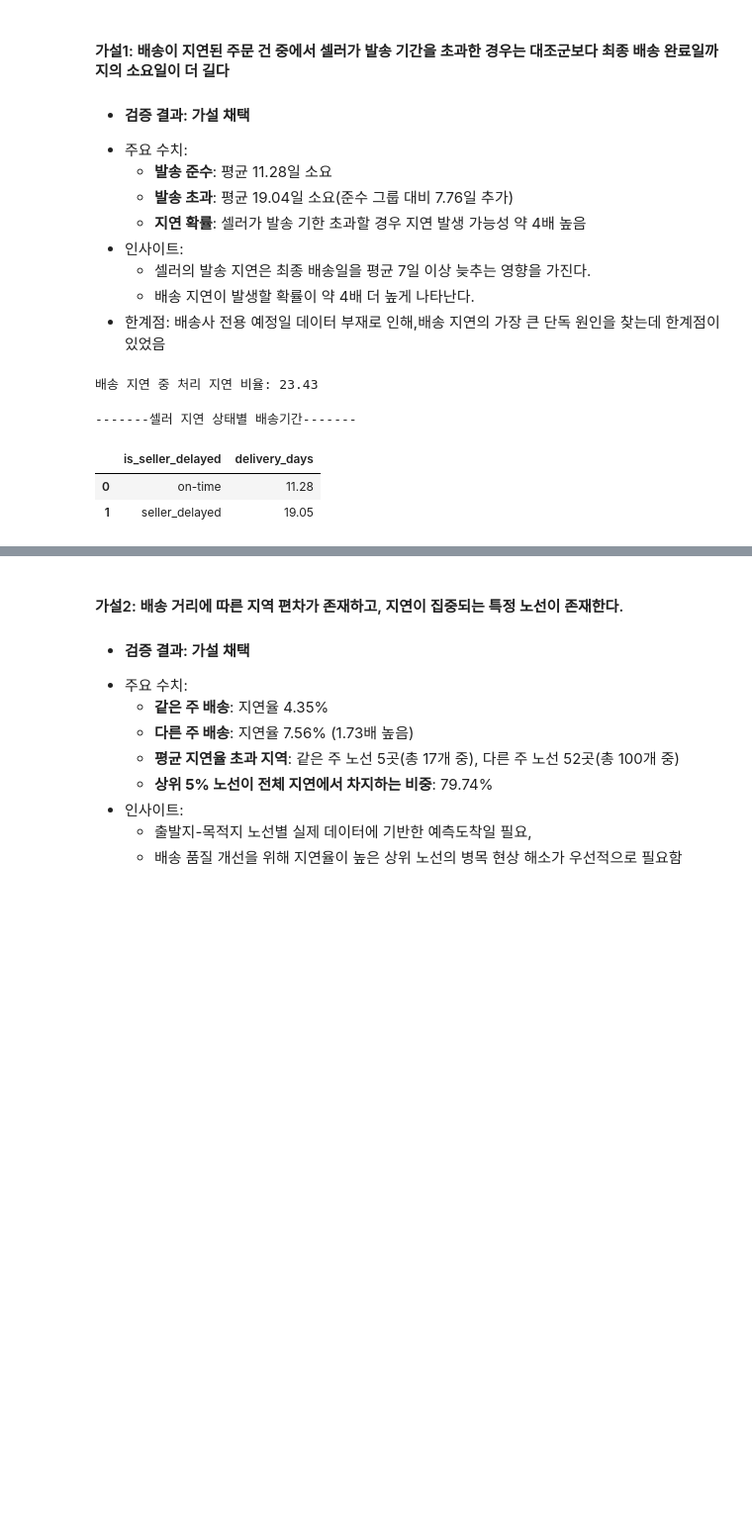
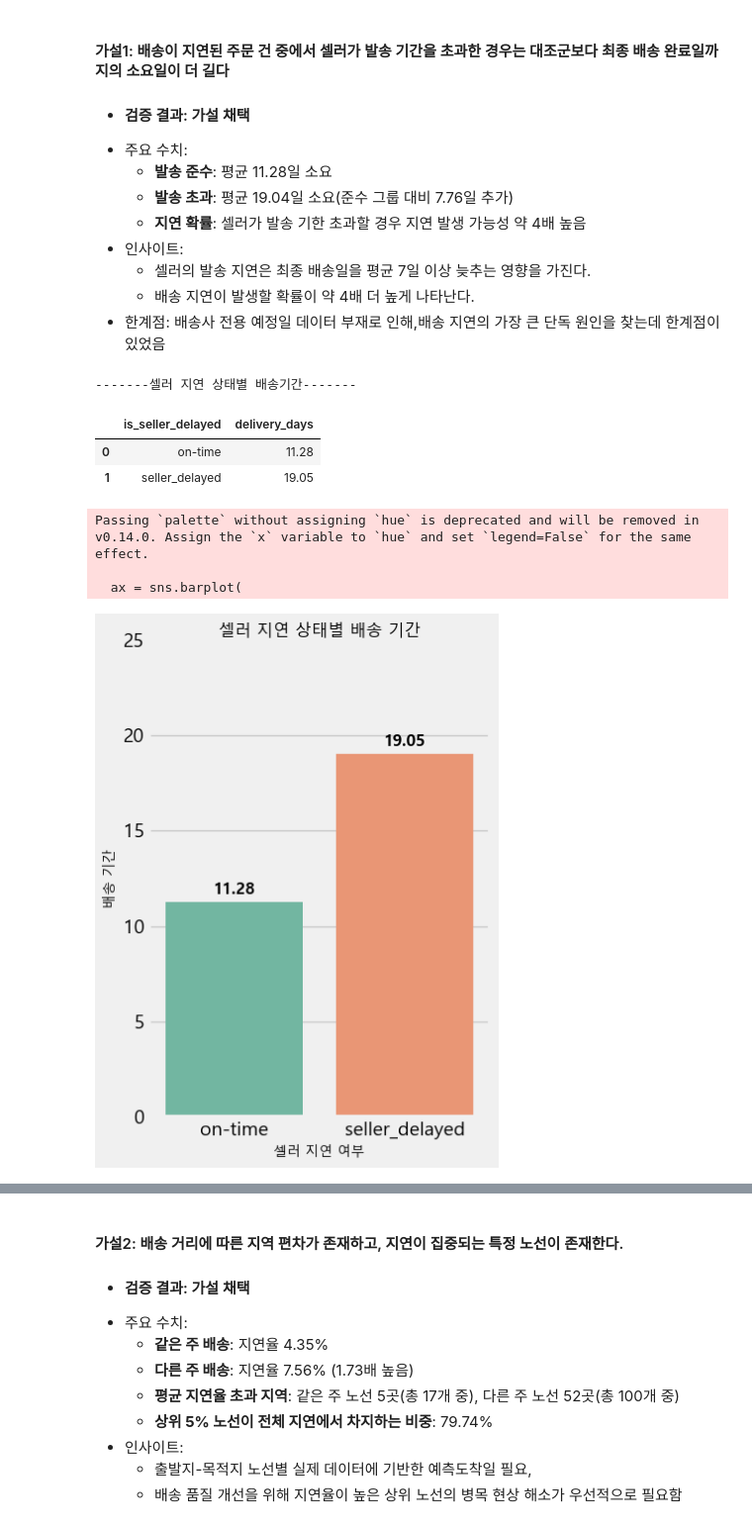
Before and after one commit to eunsung20311-dot/Olist-E-commerce-Analysis, a Jupyter notebook: 2.Hypothesis_Testing.ipynb, the cells around one changed output, grey strips where cells are left out. Shown at 99% size. Cells and saved outputs as stored; diff of their text form; code cells hidden in the pictures; blank space fills up the shorter version.

```diff
--- a/2.Hypothesis_Testing.ipynb
+++ b/2.Hypothesis_Testing.ipynb
@@ -51,20 +52,4 @@ None
     - 셀러의 발송 지연은 최종 배송일을 평균 7일 이상 늦추는 영향을 가진다.
     - 배송 지연이 발생할 확률이 약 4배 더 높게 나타난다.
 - 한계점: 배송사 전용 예정일 데이터 부재로 인해,배송 지연의 가장 큰 단독 원인을 찾는데 한계점이 있었음
-# %%
-#배송 지연 데이터 추출
-df_late_delivery = df_orders[
-(df_orders['delivery_efficiency'] < 0) &
-(df_orders['order_status'] == 'delivered')
-].copy()
-#아이템 데이터 병합
-df_late_delivery = df_late_delivery.merge(df_items[['order_id','shipping_limit_date']], on = 'order_id', how='left')
-
-#처리 지연
-late_process = df_late_delivery[
-df_late_delivery['order_delivered_carrier_date'].dt.normalize() > df_late_delivery['shipping_limit_date'].dt.normalize()
-].copy()
-print(f"배송 지연 중 처리 지연 비율: {(len(late_process)* 100 / len(df_late_delivery)):.2f}")
-# %% [output]
-배송 지연 중 처리 지연 비율: 23.43
 # %%
@@ -89,4 +74,31 @@ seller_delay_days
 |  | is_seller_delayed | delivery_days |
 | 0 | on-time | 11.28 |
 | 1 | seller_delayed | 19.05 |
+# %%
+plt.figure(figsize=(4,6))
+ax = sns.barplot(
+data= seller_delay_days,
+x= 'is_seller_delayed',
+y='delivery_days',
+palette='Set2')
+plt.title('셀러 지연 상태별 배송 기간', fontsize = 12, pad=2)
+plt.xlabel('셀러 지연 여부', fontsize = 10)
+plt.ylabel('배송 기간', fontsize = 10)
+plt.ylim(0, 25)
+
+#막대 위에 수치 표시
+for p in ax.patches:
+    ax.annotate(f'{p.get_height():.2f}',
+                (p.get_x() + p.get_width() / 2, p.get_height()),
+                ha = 'center', va = 'center',
+                xytext = (0, 9),
+                textcoords = 'offset points',
+                fontsize=12, fontweight='bold')
+
+plt.show()
+# %% [output]
+Passing `palette` without assigning `hue` is deprecated and will be removed in v0.14.0. Assign the `x` variable to `hue` and set `legend=False` for the same effect.
+
+  ax = sns.barplot(
+[figure, added]
 # %%
```
Also changed, not shown: parts of 27 cells of this notebook.
